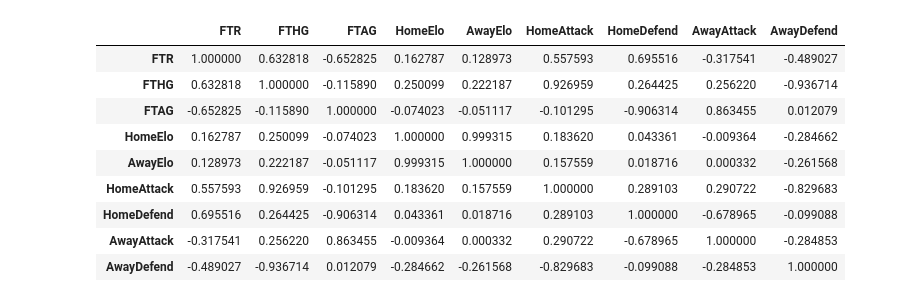
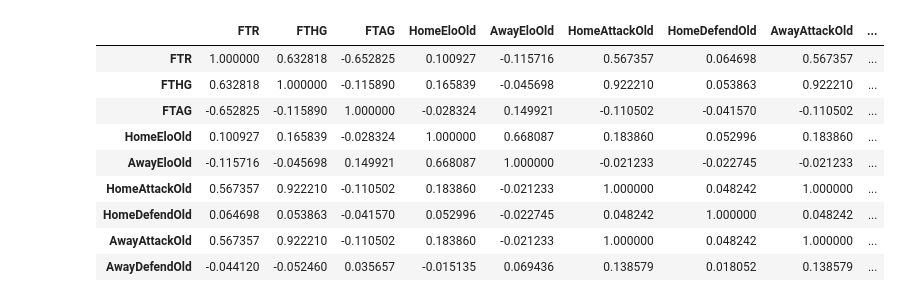
Before and after one commit to Max280201/Data-Exploration-Project, a Jupyter notebook: data_preprocessing_and_modelltraining_v1p.ipynb, the cells around one changed output. Saved outputs shown, nothing was run; the diff lists cells and outputs as text; code cells hidden in the pictures.

```diff
--- a/data_preprocessing_and_modelltraining_v1p.ipynb
+++ b/data_preprocessing_and_modelltraining_v1p.ipynb
@@ -7,7 +7,7 @@ from sklearn.metrics import ConfusionMatrixDisplay
 import matplotlib.pyplot as plt
 # %%
 # read the csv file
-match_data_unfiltered = pd.read_csv("preprocessed_dataframe_with_elo.csv")
+match_data_unfiltered = pd.read_csv("preprocessed_dataframe_with_elo_1.csv")
 # %%
 # make FTR column to continous variable
 def convert_ftr(result: str):
@@ -57,18 +57,22 @@ correlation_matrix_match_data_unfiltered.style.background_gradient()
 # %%
 # filter for specific columns
-match_data_reduced = match_data_unfiltered.loc[:, ["FTR", "FTHG", "FTAG", "HomeElo", "AwayElo", "HomeAttack", "HomeDefend", "AwayAttack", "AwayDefend"]]
+# match_data_reduced = match_data_unfiltered.loc[:, ["FTR", "FTHG", "FTAG", "HomeElo", "AwayElo", "HomeAttack", "HomeDefend", "AwayAttack", "AwayDefend"]]
+# "HomeEloOld", "AwayEloOld", "HomeAttackOld", "HomeDefendOld",
+    # "AwayAttackOld", "AwayDefendOld"
 # print correlation matrix
+match_data_reduced = match_data_unfiltered.loc[:, ["FTR", "FTHG", "FTAG", "HomeEloOld", "AwayEloOld", "HomeAttackOld", "HomeDefendOld", "AwayAttackOld", "AwayDefendOld"]]
+
 correlation_matrix_match_data_reduced = match_data_reduced.corr()
 correlation_matrix_match_data_reduced.style.background_gradient()
 # %% [output]
-|  | FTR | FTHG | FTAG | HomeElo | AwayElo | HomeAttack | HomeDefend | AwayAttack | AwayDefend |
-| FTR | 1.000000 | 0.632818 | -0.652825 | 0.162787 | 0.128973 | 0.557593 | 0.695516 | -0.317541 | -0.489027 |
-| FTHG | 0.632818 | 1.000000 | -0.115890 | 0.250099 | 0.222187 | 0.926959 | 0.264425 | 0.256220 | -0.936714 |
-| FTAG | -0.652825 | -0.115890 | 1.000000 | -0.074023 | -0.051117 | -0.101295 | -0.906314 | 0.863455 | 0.012079 |
-| HomeElo | 0.162787 | 0.250099 | -0.074023 | 1.000000 | 0.999315 | 0.183620 | 0.043361 | -0.009364 | -0.284662 |
-| AwayElo | 0.128973 | 0.222187 | -0.051117 | 0.999315 | 1.000000 | 0.157559 | 0.018716 | 0.000332 | -0.261568 |
-| HomeAttack | 0.557593 | 0.926959 | -0.101295 | 0.183620 | 0.157559 | 1.000000 | 0.289103 | 0.290722 | -0.829683 |
-| HomeDefend | 0.695516 | 0.264425 | -0.906314 | 0.043361 | 0.018716 | 0.289103 | 1.000000 | -0.678965 | -0.099088 |
-| AwayAttack | -0.317541 | 0.256220 | 0.863455 | -0.009364 | 0.000332 | 0.290722 | -0.678965 | 1.000000 | -0.284853 |
-| AwayDefend | -0.489027 | -0.936714 | 0.012079 | -0.284662 | -0.261568 | -0.829683 | -0.099088 | -0.284853 | 1.000000 |
+|  | FTR | FTHG | FTAG | HomeEloOld | AwayEloOld | HomeAttackOld | HomeDefendOld | AwayAttackOld | ... |
+| FTR | 1.000000 | 0.632818 | -0.652825 | 0.100927 | -0.115716 | 0.567357 | 0.064698 | 0.567357 | ... |
+| FTHG | 0.632818 | 1.000000 | -0.115890 | 0.165839 | -0.045698 | 0.922210 | 0.053863 | 0.922210 | ... |
+| FTAG | -0.652825 | -0.115890 | 1.000000 | -0.028324 | 0.149921 | -0.110502 | -0.041570 | -0.110502 | ... |
+| HomeEloOld | 0.100927 | 0.165839 | -0.028324 | 1.000000 | 0.668087 | 0.183860 | 0.052996 | 0.183860 | ... |
+| AwayEloOld | -0.115716 | -0.045698 | 0.149921 | 0.668087 | 1.000000 | -0.021233 | -0.022745 | -0.021233 | ... |
+| HomeAttackOld | 0.567357 | 0.922210 | -0.110502 | 0.183860 | -0.021233 | 1.000000 | 0.048242 | 1.000000 | ... |
+| HomeDefendOld | 0.064698 | 0.053863 | -0.041570 | 0.052996 | -0.022745 | 0.048242 | 1.000000 | 0.048242 | ... |
+| AwayAttackOld | 0.567357 | 0.922210 | -0.110502 | 0.183860 | -0.021233 | 1.000000 | 0.048242 | 1.000000 | ... |
+| AwayDefendOld | -0.044120 | -0.052460 | 0.035657 | -0.015135 | 0.069436 | 0.138579 | 0.018052 | 0.138579 | ... |
 # %%
```
Also changed, not shown: parts of 6 cells of this notebook, 2 other files.
